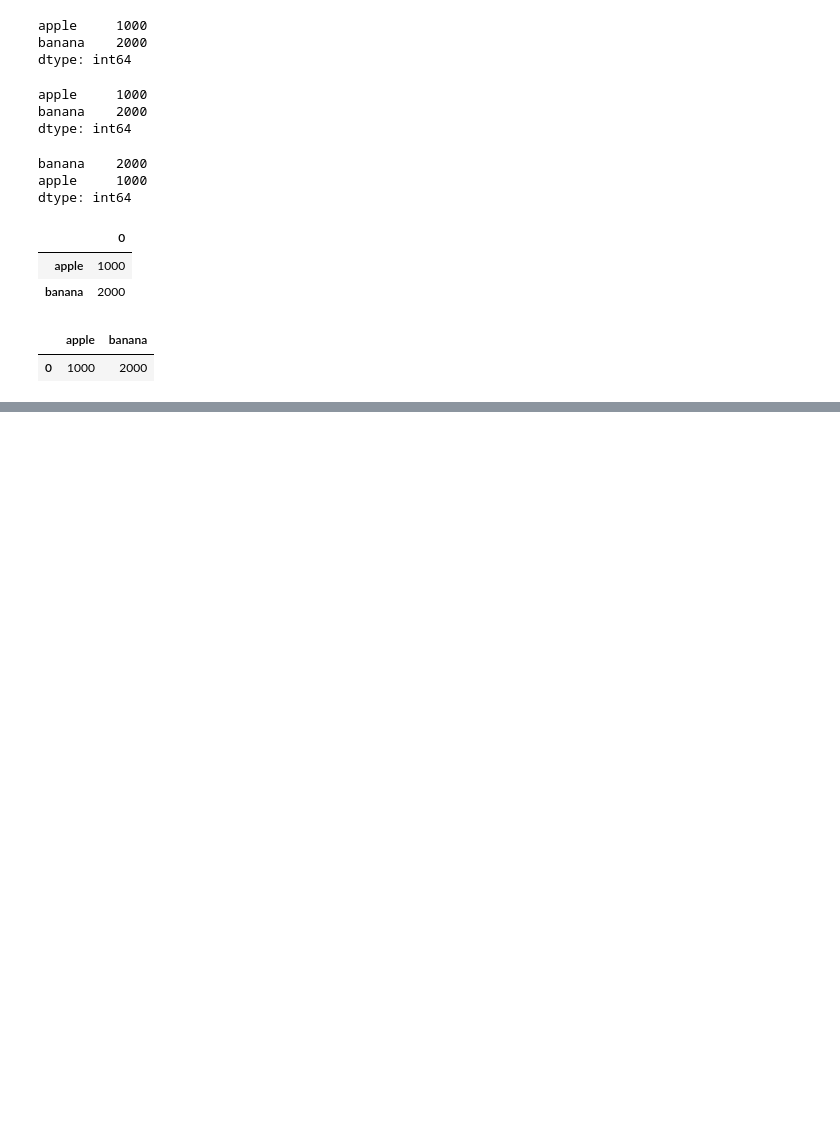
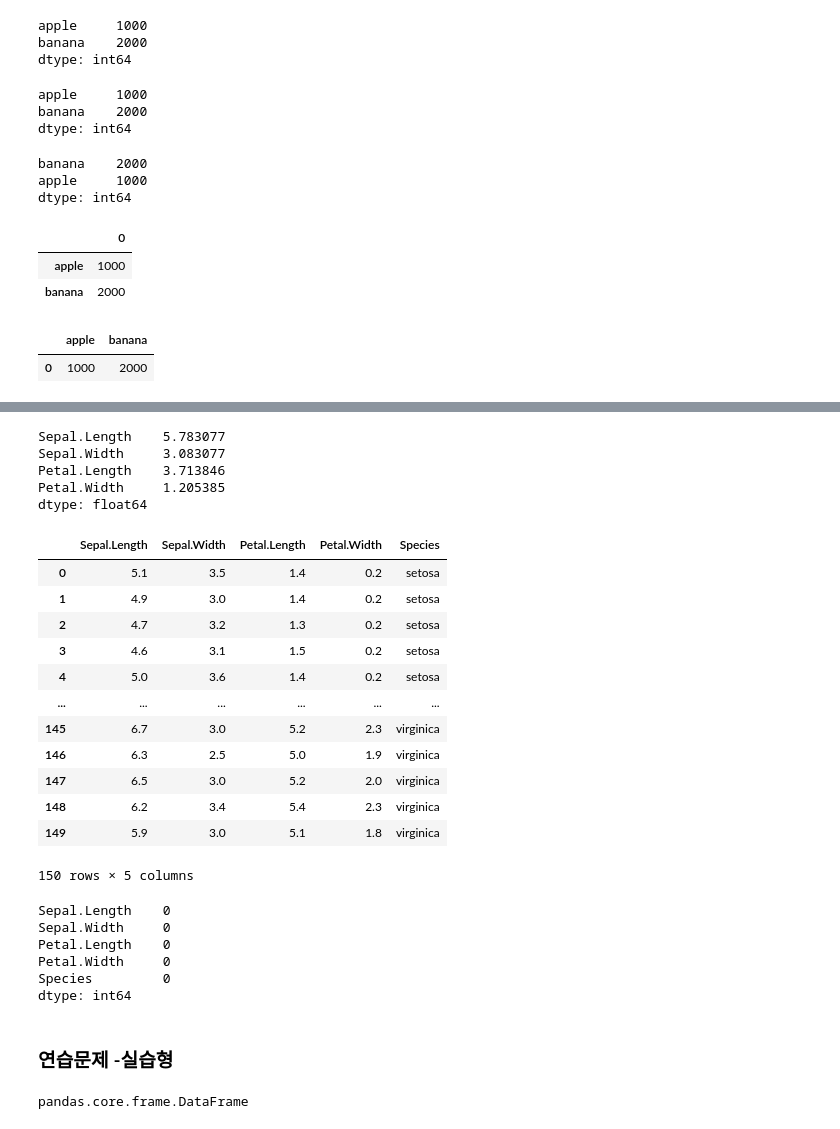
Before and after one commit to V3Rit4ss/CLASS, a Jupyter notebook: src/8_Python/ch12.데이터프레임과 시리즈(Pandas) 8절 ~.ipynb, the cells around one changed output, grey strips where cells are left out. Saved outputs shown, nothing was run; the diff lists cells and outputs as text; code cells hidden in the pictures; blank space fills up the shorter version.

```diff
--- a/src/8_Python/ch12.데이터프레임과 시리즈(Pandas) 8절 ~.ipynb
+++ b/src/8_Python/ch12.데이터프레임과 시리즈(Pandas) 8절 ~.ipynb
@@ -1790,0 +1819,8 @@ s.to_frame().T
+# %%
+import pandas as pd
+import numpy as np
+import statsmodels.api as sm
+# from statsmodels.api import datasets
+iris = sm.datasets.get_rdataset("iris", package="datasets")
+iris_df = iris.data
+iris_df.sample()
@@ -1790,0 +1867,4 @@ s.to_frame().T
+# %%
+for col in range(iris_df.shape[1]-1): #iris_df.shape[1]-1 -> 4 가능
+    iris_df.iloc[random.sample(range(len(iris_df)),20), col] = np.nan
+iris_df.isnull().sum() # len(iris_df) -> 150가능
@@ -1790,0 +1930,44 @@ s.to_frame().T
+# %%
+# 결측치를 평균값으로 대체하기 위해 평균  axis=0 생략 가능.
+avg = iris_df.mean(axis=0)
+avg
+# %% [output]
+Sepal.Length    5.783077
+Sepal.Width     3.083077
+Petal.Length    3.713846
+Petal.Width     1.205385
+dtype: float64
+# %%
+iris = iris_df.fillna(value=avg)
+iris
+# %% [output]
+|  | Sepal.Length | Sepal.Width | Petal.Length | Petal.Width | Species |
+| 0 | 5.1 | 3.5 | 1.4 | 0.2 | setosa |
+| 1 | 4.9 | 3.0 | 1.4 | 0.2 | setosa |
+| 2 | 4.7 | 3.2 | 1.3 | 0.2 | setosa |
+| 3 | 4.6 | 3.1 | 1.5 | 0.2 | setosa |
+| 4 | 5.0 | 3.6 | 1.4 | 0.2 | setosa |
+| ... | ... | ... | ... | ... | ... |
+| 145 | 6.7 | 3.0 | 5.2 | 2.3 | virginica |
+| 146 | 6.3 | 2.5 | 5.0 | 1.9 | virginica |
+| 147 | 6.5 | 3.0 | 5.2 | 2.0 | virginica |
+| 148 | 6.2 | 3.4 | 5.4 | 2.3 | virginica |
+| 149 | 5.9 | 3.0 | 5.1 | 1.8 | virginica |
+150 rows × 5 columns
+# %%
+iris.isnull().sum()
+# %% [output]
+Sepal.Length    0
+Sepal.Width     0
+Petal.Length    0
+Petal.Width     0
+Species         0
+dtype: int64
+# %% [markdown]
+### 연습문제 -실습형
+# %%
+import seaborn as sns
+iris = sns.load_dataset("iris")
+type(iris)
+# %% [output]
+pandas.core.frame.DataFrame
```
Also changed, not shown: parts of 32 cells of this notebook, 4 other files.
